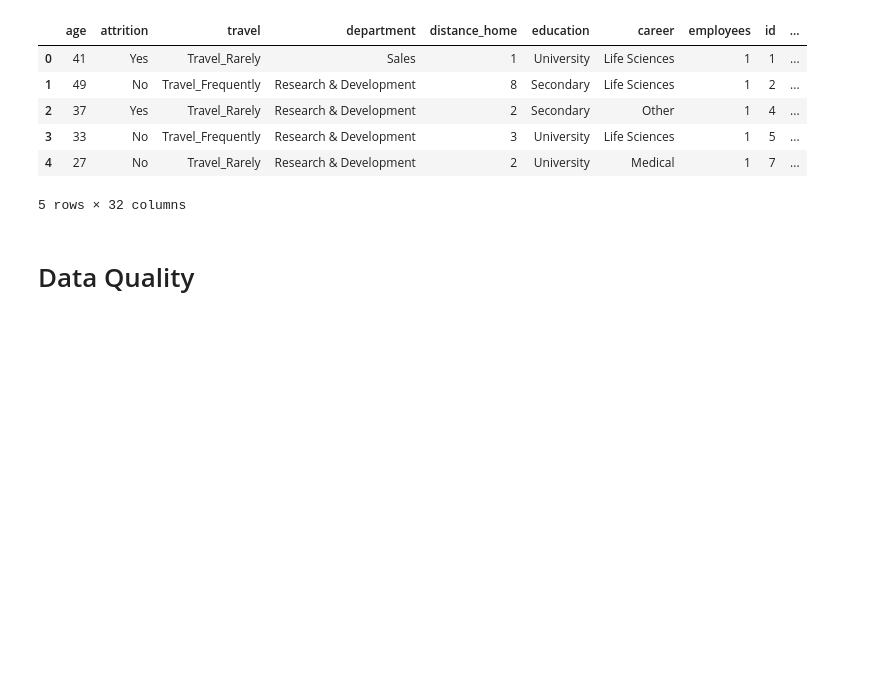
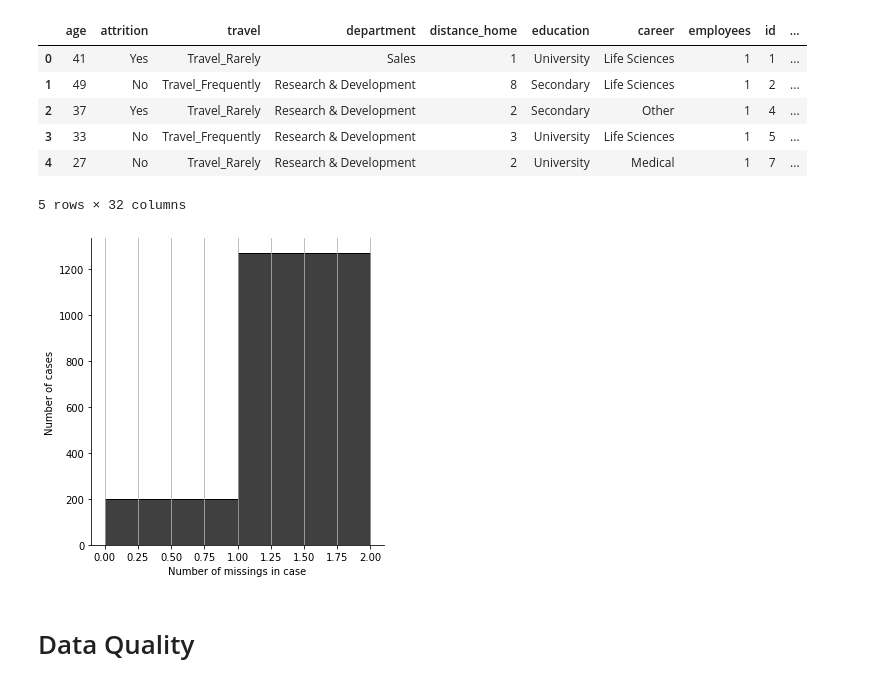
Before and after one commit to AlmudenaZhou/employee_attrition, a Jupyter notebook: Business Analytics.ipynb, the cells around one changed output. Drawn from its saved outputs; the diff is of its cells as text; code cells hidden in the pictures; blank space fills up the shorter version.

```diff
--- a/Business Analytics.ipynb
+++ b/Business Analytics.ipynb
@@ -75,6 +75,10 @@ ds_attrition.head()
 | 3 | 33 | No | Travel_Frequently | Research & Development | 3 | University | Life Sciences | 1 | 5 | ... |
 | 4 | 27 | No | Travel_Rarely | Research & Development | 2 | University | Medical | 1 | 7 | ... |
 5 rows × 32 columns
+# %%
+ds_attrition.missing.analysis.missing_case_plot()
+# %% [output]
+[figure, added]
 # %% [markdown]
 # Data Quality
 # %% [markdown]
```
Also changed, not shown: parts of 31 cells of this notebook.
